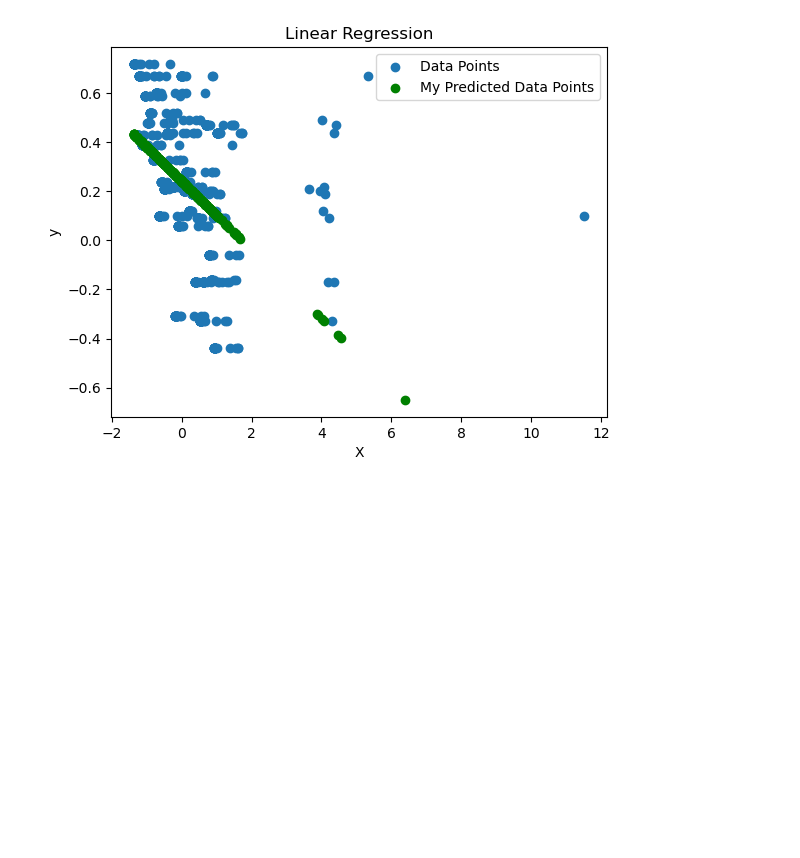
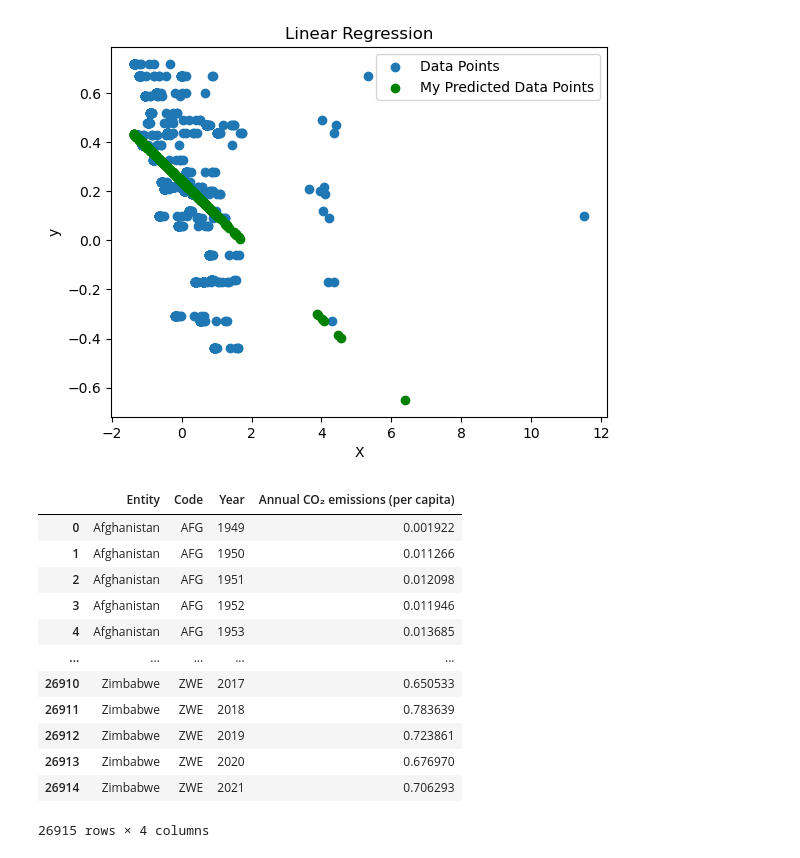
Before and after one commit to camagaKhan/BigDataProcessingClimateChange, a Jupyter notebook: notebooks/test2.ipynb, the cells around one changed output. Saved outputs shown, nothing was run; the diff lists cells and outputs as text; code cells hidden in the pictures; blank space fills up the shorter version.

```diff
--- a/notebooks/test2.ipynb
+++ b/notebooks/test2.ipynb
@@ -205,3 +205,20 @@ plt.title('Linear Regression')
 plt.show()
 # %% [output]
 [figure]
+# %%
+co2 = pd.read_csv('../Data/co2.csv')
+co2
+# %% [output]
+|  | Entity | Code | Year | Annual CO₂ emissions (per capita) |
+| 0 | Afghanistan | AFG | 1949 | 0.001922 |
+| 1 | Afghanistan | AFG | 1950 | 0.011266 |
+| 2 | Afghanistan | AFG | 1951 | 0.012098 |
+| 3 | Afghanistan | AFG | 1952 | 0.011946 |
+| 4 | Afghanistan | AFG | 1953 | 0.013685 |
+| ... | ... | ... | ... | ... |
+| 26910 | Zimbabwe | ZWE | 2017 | 0.650533 |
+| 26911 | Zimbabwe | ZWE | 2018 | 0.783639 |
+| 26912 | Zimbabwe | ZWE | 2019 | 0.723861 |
+| 26913 | Zimbabwe | ZWE | 2020 | 0.676970 |
+| 26914 | Zimbabwe | ZWE | 2021 | 0.706293 |
+26915 rows × 4 columns
```
Also changed, not shown: parts of 2 cells of this notebook.
